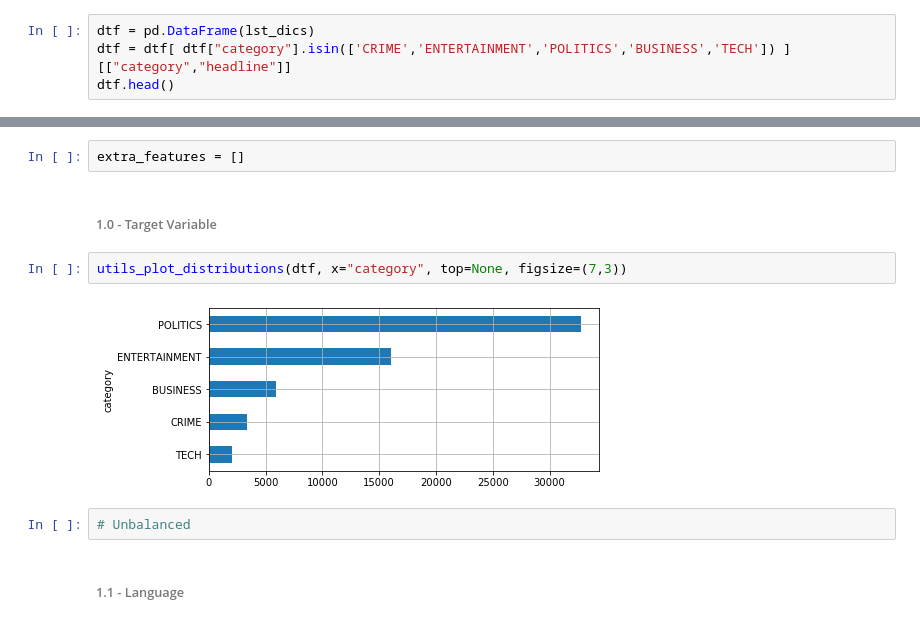
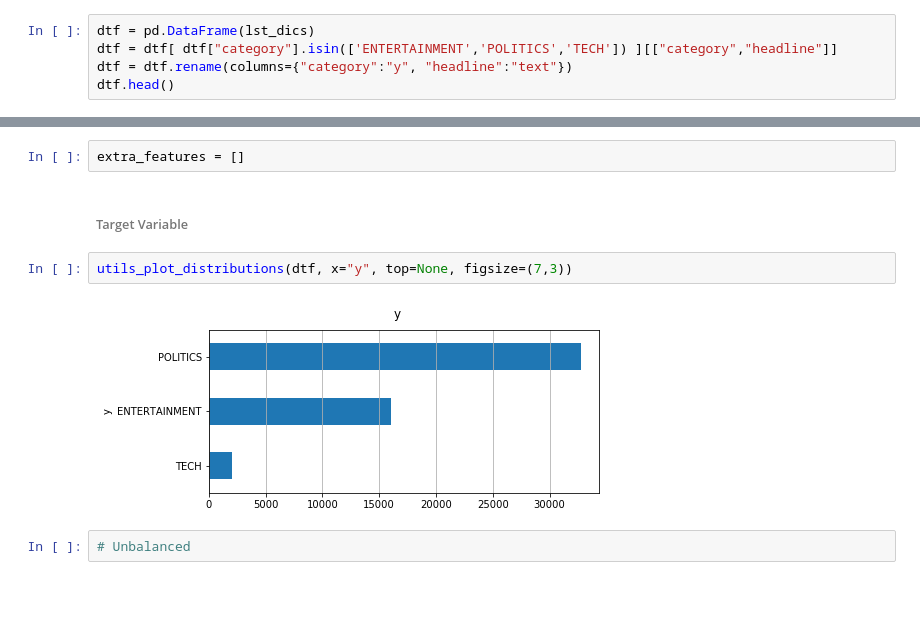
Before and after one commit to mdipietro09/DataScience_ArtificialIntelligence_Utils, a Jupyter notebook: deep_learning_natural_language_processing/text_classification_example.ipynb, the cells around one changed output, grey strips where cells are left out. Saved outputs shown, nothing was run; the diff lists cells and outputs as text; blank space fills up the shorter version.

```diff
--- a/deep_learning_natural_language_processing/text_classification_example.ipynb
+++ b/deep_learning_natural_language_processing/text_classification_example.ipynb
@@ -22,6 +22,7 @@ lst_dics[0]
  'date': '2018-05-26'}
 # %%
 dtf = pd.DataFrame(lst_dics)
-dtf = dtf[ dtf["category"].isin(['CRIME','ENTERTAINMENT','POLITICS','BUSINESS','TECH']) ][["category","headline"]]
+dtf = dtf[ dtf["category"].isin(['ENTERTAINMENT','POLITICS','TECH']) ][["category","headline"]]
+dtf = dtf.rename(columns={"category":"y", "headline":"text"})
 dtf.head()
 # %% [output]
@@ -52,12 +51,10 @@ memory usage: 1.4+ MB
 # %%
 extra_features = []
 # %% [markdown]
-###### 1.0 - Target Variable
+###### Target Variable
 # %%
-utils_plot_distributions(dtf, x="category", top=None, figsize=(7,3))
+utils_plot_distributions(dtf, x="y", top=None, figsize=(7,3))
 # %% [output]
-[figure, old version]
+[figure, new version]
 # %%
 # Unbalanced
-# %% [markdown]
-###### 1.1 - Language
```
Also changed, not shown: parts of 115 cells of this notebook, 3 other files.
